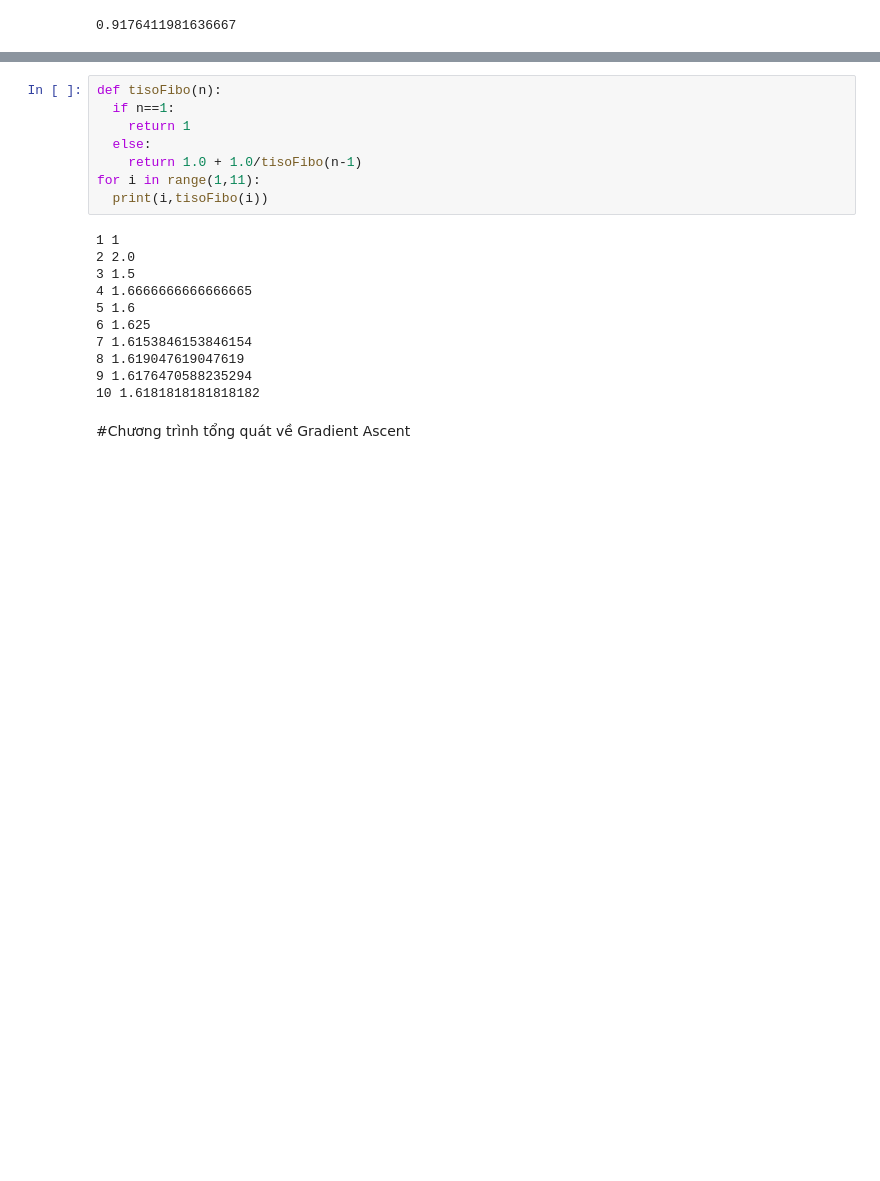
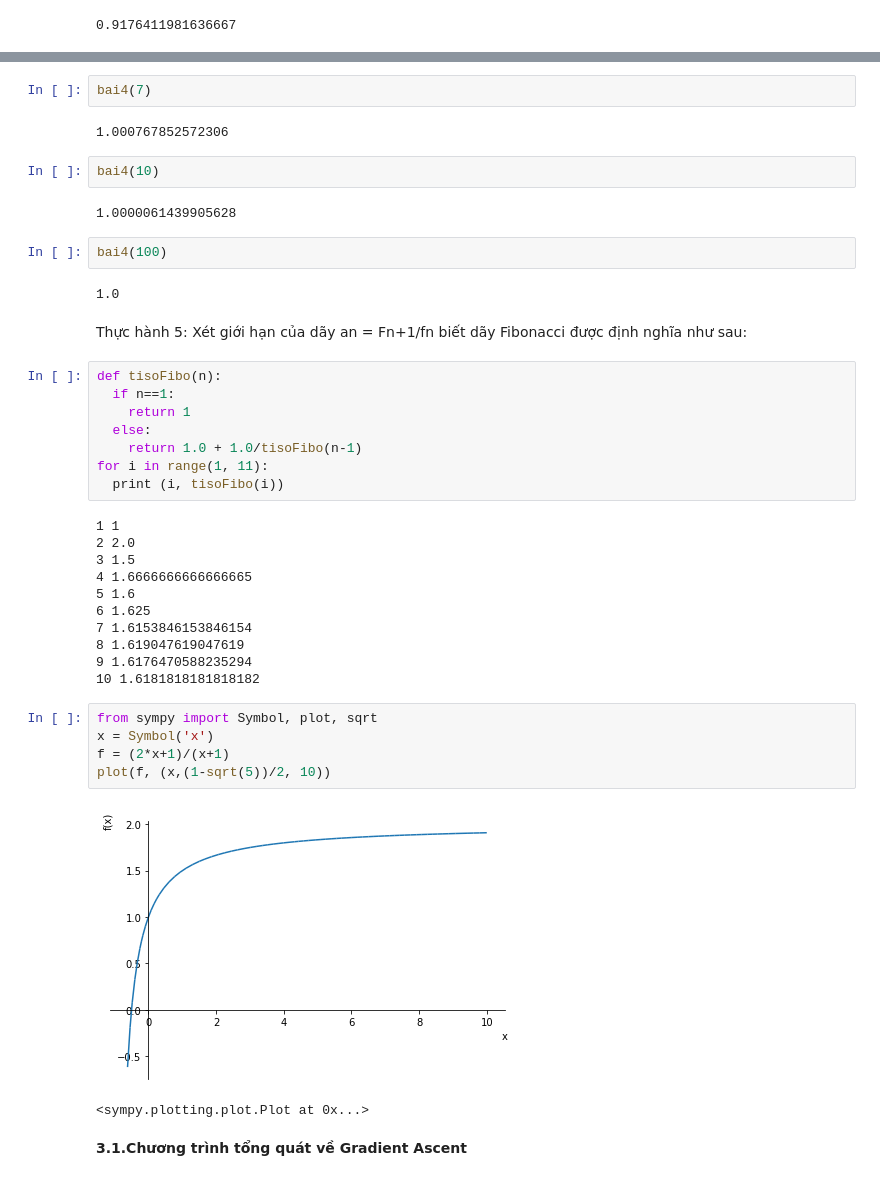
Before and after one commit to Thaitam/ThuchanhtoanCC, a Jupyter notebook: chuong6.ipynb, the cells around one changed output, grey strips where cells are left out. Saved outputs shown, nothing was run; the diff lists cells and outputs as text; blank space fills up the shorter version.

Commit message:
Được tạo bằng Colaboratory

```diff
--- a/chuong6.ipynb
+++ b/chuong6.ipynb
@@ -89,11 +91,25 @@ các kết quả giảm dần
+# %%
+bai4(7)
+# %% [output]
+1.000767852572306
+# %%
+bai4(10)
+# %% [output]
+1.0000061439905628
+# %%
+bai4(100)
+# %% [output]
+1.0
+# %% [markdown]
+Thực hành 5: Xét giới hạn của dãy an = Fn+1/fn biết dãy Fibonacci được định nghĩa như sau:
 # %%
 def tisoFibo(n):
   if n==1:
     return 1
   else:
     return 1.0 + 1.0/tisoFibo(n-1)
-for i in range(1,11):
-  print(i,tisoFibo(i))
+for i in range(1, 11):
+  print (i, tisoFibo(i))
 # %% [output]
 1 1
 2 2.0
@@ -105,8 +121,16 @@ for i in range(1,11):
 8 1.619047619047619
 9 1.6176470588235294
 10 1.6181818181818182
+# %%
+from sympy import Symbol, plot, sqrt
+x = Symbol('x')
+f = (2*x+1)/(x+1)
+plot(f, (x,(1-sqrt(5))/2, 10))
+# %% [output]
+[figure, added]
+<sympy.plotting.plot.Plot at 0x...>
 # %% [markdown]
-#Chương trình tổng quát về Gradient Ascent
+**3.1.Chương trình tổng quát về Gradient Ascent**
 # %%
 from sympy import Derivative, Symbol, sympify
 def grad_ascent(x0, ham_f1x, x):
```
Also changed, not shown: parts of 28 cells of this notebook.
